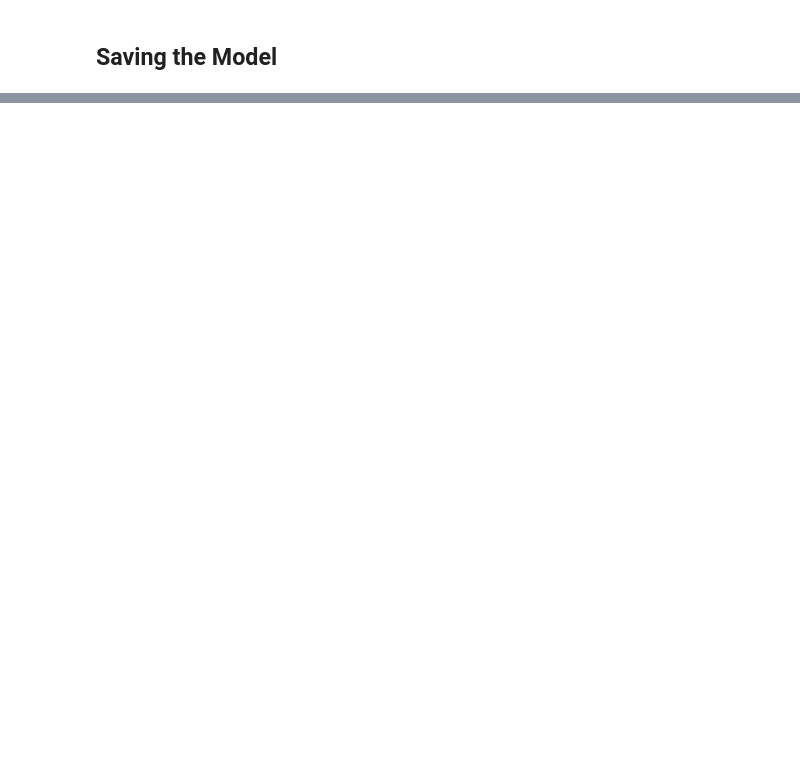
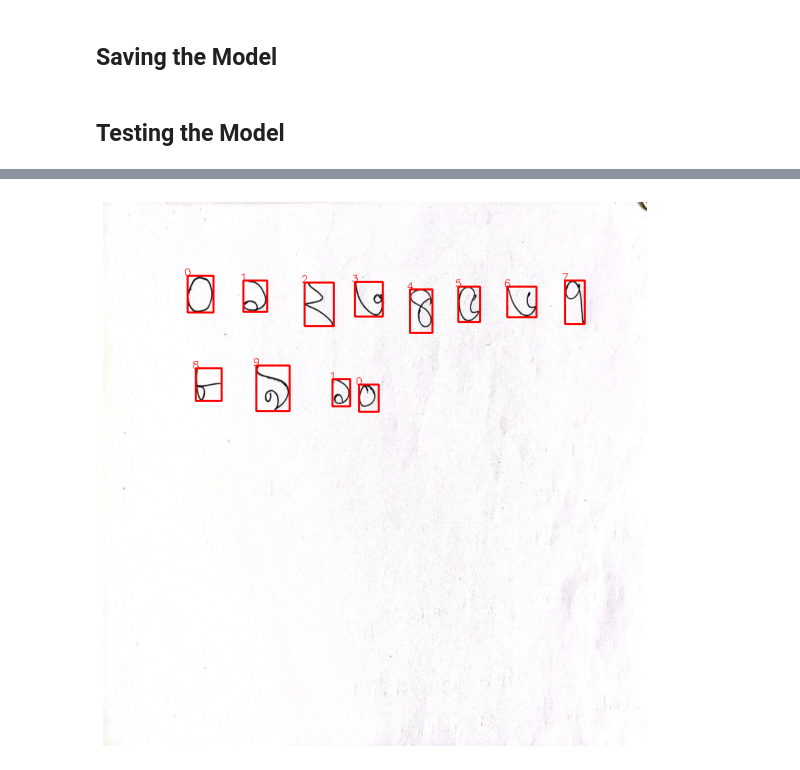
Before and after one commit to sabikrahat/bangla_handwriting_digit_classify, a Jupyter notebook: bangla_handwriting_digit_classify.ipynb, the cells around one changed output, grey strips where cells are left out. Saved outputs shown, nothing was run; the diff lists cells and outputs as text; code cells hidden in the pictures; blank space fills up the shorter version.

```diff
--- a/bangla_handwriting_digit_classify.ipynb
+++ b/bangla_handwriting_digit_classify.ipynb
@@ -308,3 +308,50 @@ weighted avg       0.96      0.96      0.96      1324
 ## Saving the Model
 # %%
 model.save('digits_recognition.h5')
+# %% [markdown]
+## Testing the Model
+# %%
+def test_pipeline(image_path):
+    img = cv2.imread(image_path)
+    img = cv2.resize(img, (800, 800))
+    img_gray = cv2.cvtColor(img, cv2.COLOR_BGR2GRAY)
+    edged = cv2.Canny(img_gray, 30, 150)
+    contours = cv2.findContours(edged.copy(), cv2.RETR_EXTERNAL, cv2.CHAIN_APPROX_SIMPLE)
+    contours = imutils.grab_contours(contours)
+    contours = sort_contours(contours, method="left-to-right")[0]
+    labels = ['0', '1', '2', '3', '4', '5', '6', '7', '8', '9', 'add', 'div', 'mul', 'sub']
+
+    for c in contours:
+        (x, y, w, h) = cv2.boundingRect(c)
+        if 20<=w and 30<=h:
+            roi = img_gray[y:y+h, x:x+w]
+            thresh = cv2.threshold(roi, 0, 255, cv2.THRESH_BINARY_INV | cv2.THRESH_OTSU)[1]
+            (th, tw) = thresh.shape
+            if tw > th:
+                thresh = imutils.resize(thresh, width=32)
+            if th > tw:
+                thresh = imutils.resize(thresh, height=32)
+            (th, tw) = thresh.shape
+            dx = int(max(0, 32 - tw)/2.0)
+            dy = int(max(0, 32 - th) / 2.0)
+            padded = cv2.copyMakeBorder(thresh, top=dy, bottom=dy, left=dx, right=dx, borderType=cv2.BORDER_CONSTANT,
+                                       value=(0, 0, 0))
+            padded = cv2.resize(padded, (32, 32))
+            padded = np.array(padded)
+            padded = padded/255.
+            padded = np.expand_dims(padded, axis=0)
+            padded = np.expand_dims(padded, axis=-1)
+            pred = model.predict(padded)
+            pred = np.argmax(pred, axis=1)
+            label = labels[pred[0]]
+            cv2.rectangle(img, (x, y), (x+w, y+h), (0, 0, 255), 2)
+            cv2.putText(img, label, (x-5, y), cv2.FONT_HERSHEY_SIMPLEX, 0.5, (0, 0, 255))
+
+    figure = plt.figure(figsize=(10, 10))
+    img = cv2.cvtColor(img, cv2.COLOR_BGR2RGB)
+    plt.imshow(img)
+    plt.axis('off')
+    plt.show()
+# %%
+test_pipeline('test_data/test.jpg')
+# %% [output]
@@ -310,0 +370 @@ model.save('digits_recognition.h5')
+[figure, added]
```
Also changed, not shown: parts of 7 cells of this notebook, 3 other files.
